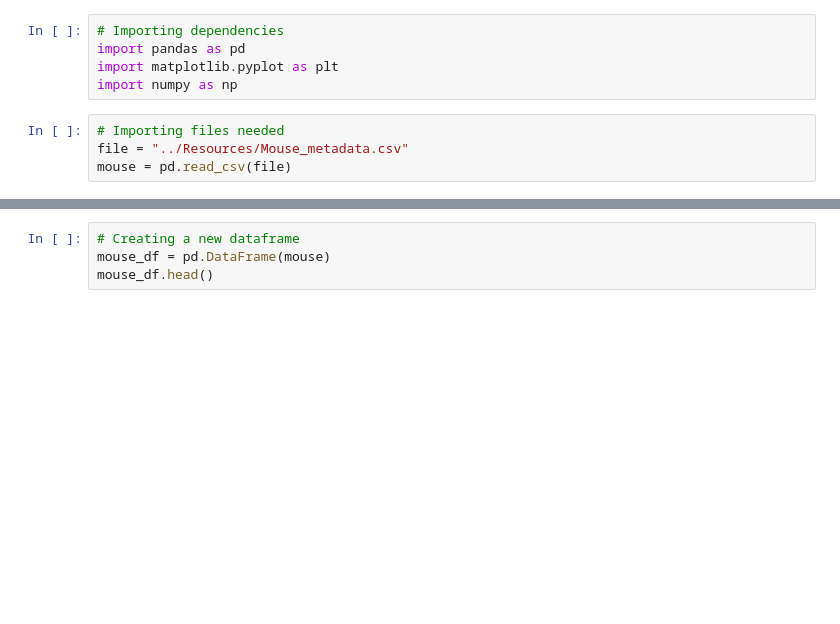
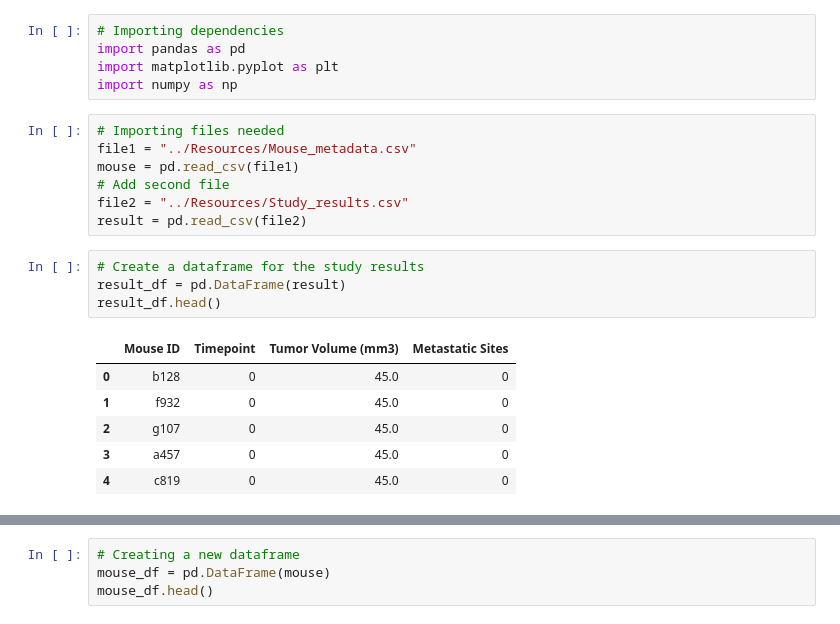
Before and after one commit to kplam624/Mice-Drug-Analysis, a Jupyter notebook: Submission/main.ipynb, the cells around one changed output, grey strips where cells are left out. Cells and saved outputs as stored; diff of their text form; blank space fills up the shorter version.

```diff
--- a/Submission/main.ipynb
+++ b/Submission/main.ipynb
@@ -5,5 +5,19 @@ import matplotlib.pyplot as plt
 import numpy as np
 # %%
 # Importing files needed
-file = "../Resources/Mouse_metadata.csv"
-mouse = pd.read_csv(file)
+file1 = "../Resources/Mouse_metadata.csv"
+mouse = pd.read_csv(file1)
+# Add second file
+file2 = "../Resources/Study_results.csv"
+result = pd.read_csv(file2)
+# %%
+# Create a dataframe for the study results
+result_df = pd.DataFrame(result)
+result_df.head()
+# %% [output]
+|  | Mouse ID | Timepoint | Tumor Volume (mm3) | Metastatic Sites |
+| 0 | b128 | 0 | 45.0 | 0 |
+| 1 | f932 | 0 | 45.0 | 0 |
+| 2 | g107 | 0 | 45.0 | 0 |
+| 3 | a457 | 0 | 45.0 | 0 |
+| 4 | c819 | 0 | 45.0 | 0 |
```
Also changed, not shown: parts of 10 cells of this notebook.
